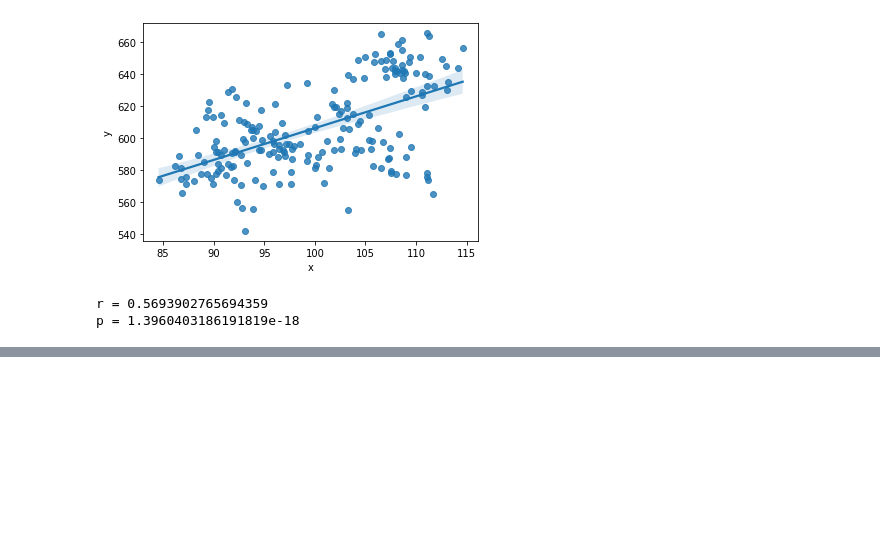
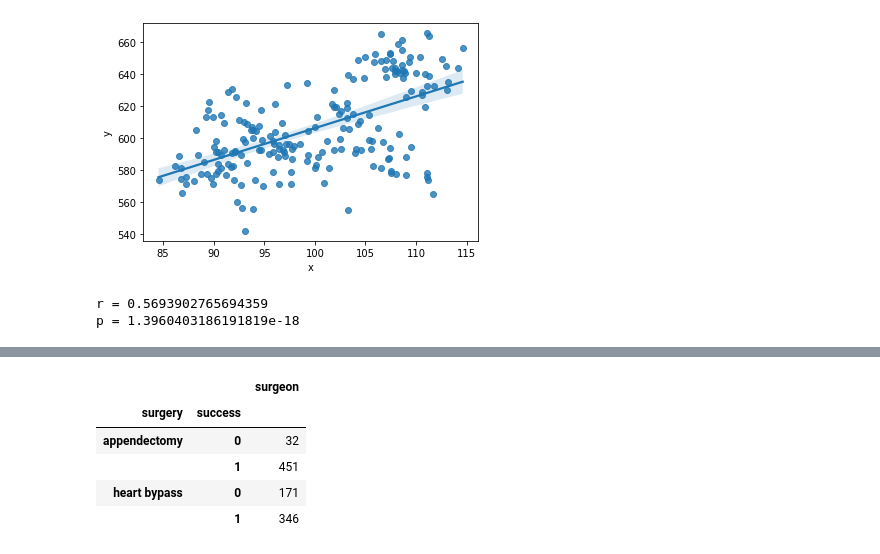
Before and after one commit to matt-c-knight/clustering-exercises, a Jupyter notebook: warmup_10_13.ipynb, the cells around one changed output, grey strips where cells are left out. Cells and saved outputs as stored; diff of their text form; code cells hidden in the pictures; blank space fills up the shorter version.

```diff
--- a/warmup_10_13.ipynb
+++ b/warmup_10_13.ipynb
@@ -88,0 +104,9 @@ p = 1.3960403186191819e-18
+# %%
+df3.groupby(['surgery', 'success']).agg('count')
+# %% [output]
+|  |  | surgeon |
+| surgery | success |  |
+| appendectomy | 0 | 32 |
+|  | 1 | 451 |
+| heart bypass | 0 | 171 |
+|  | 1 | 346 |
```
Also changed, not shown: parts of 9 cells of this notebook.
